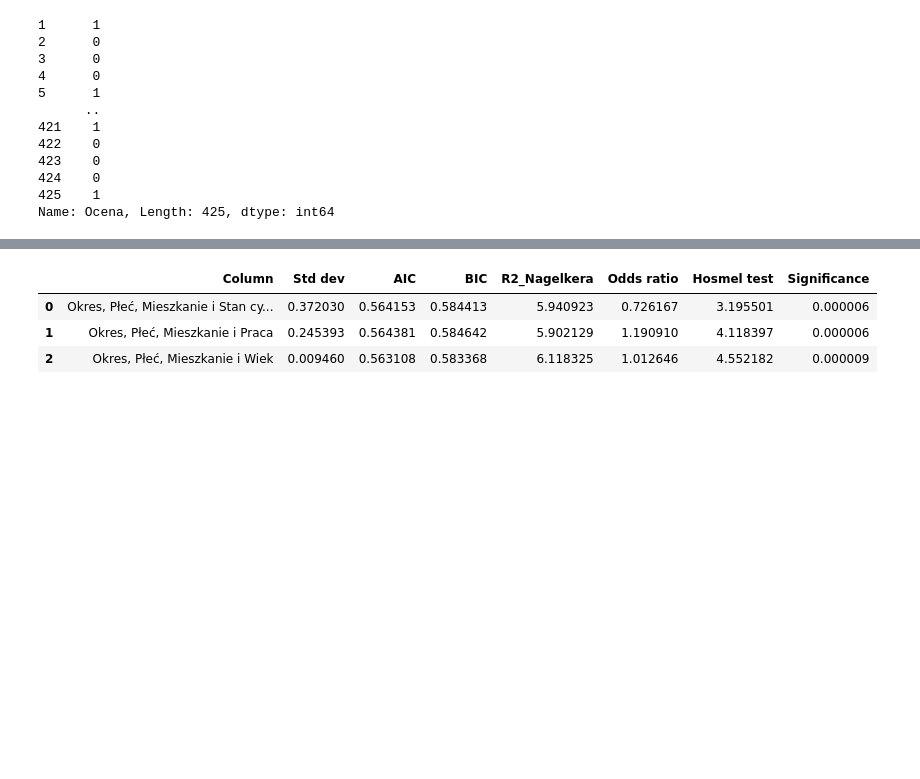
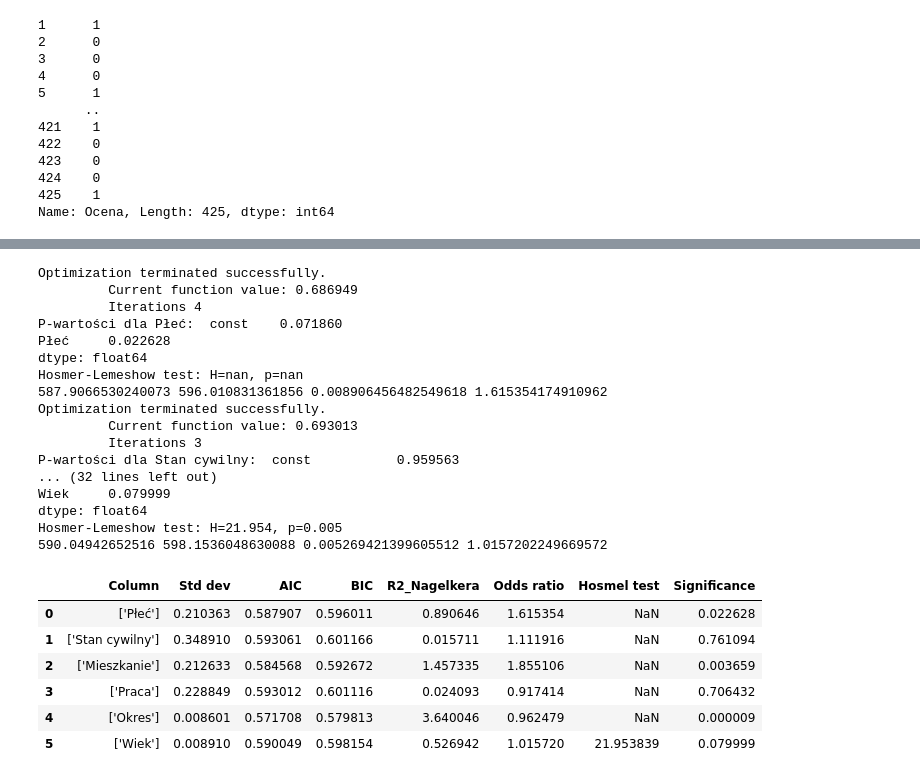
Before and after one commit to ad-po/ocena-kredytu, a Jupyter notebook: notebook.ipynb, the cells around one changed output, grey strips where cells are left out. Cells and saved outputs as stored; diff of their text form; code cells hidden in the pictures; blank space fills up the shorter version.

Commit message:
calc function created

```diff
--- a/notebook.ipynb
+++ b/notebook.ipynb
@@ -404,7 +163,28 @@ Hosmer-Lemeshow test: H=4.552, p=0.804
-# %%
-evaluation
-# %% [output]
-|  | Column | Std dev | AIC | BIC | R2_Nagelkera | Odds ratio | Hosmel test | Significance |
-| 0 | Okres, Płeć, Mieszkanie i Stan cy... | 0.372030 | 0.564153 | 0.584413 | 5.940923 | 0.726167 | 3.195501 | 0.000006 |
-| 1 | Okres, Płeć, Mieszkanie i Praca | 0.245393 | 0.564381 | 0.584642 | 5.902129 | 1.190910 | 4.118397 | 0.000006 |
-| 2 | Okres, Płeć, Mieszkanie i Wiek | 0.009460 | 0.563108 | 0.583368 | 6.118325 | 1.012646 | 4.552182 | 0.000009 |
+# %%
+res = evaluate()
+res
+# %% [output]
+Optimization terminated successfully.
+         Current function value: 0.686949
+         Iterations 4
+P-wartości dla Płeć:  const    0.071860
+Płeć     0.022628
+dtype: float64
+Hosmer-Lemeshow test: H=nan, p=nan
+587.9066530240073 596.010831361856 0.008906456482549618 1.615354174910962
+Optimization terminated successfully.
+         Current function value: 0.693013
+         Iterations 3
+P-wartości dla Stan cywilny:  const           0.959563
+... (32 lines left out)
+Wiek     0.079999
+dtype: float64
+Hosmer-Lemeshow test: H=21.954, p=0.005
+590.04942652516 598.1536048630088 0.005269421399605512 1.0157202249669572
+|  | Column | Std dev | AIC | BIC | R2_Nagelkera | Odds ratio | Hosmel test | Significance |
+| 0 | ['Płeć'] | 0.210363 | 0.587907 | 0.596011 | 0.890646 | 1.615354 | NaN | 0.022628 |
+| 1 | ['Stan cywilny'] | 0.348910 | 0.593061 | 0.601166 | 0.015711 | 1.111916 | NaN | 0.761094 |
+| 2 | ['Mieszkanie'] | 0.212633 | 0.584568 | 0.592672 | 1.457335 | 1.855106 | NaN | 0.003659 |
+| 3 | ['Praca'] | 0.228849 | 0.593012 | 0.601116 | 0.024093 | 0.917414 | NaN | 0.706432 |
+| 4 | ['Okres'] | 0.008601 | 0.571708 | 0.579813 | 3.640046 | 0.962479 | NaN | 0.000009 |
+| 5 | ['Wiek'] | 0.008910 | 0.590049 | 0.598154 | 0.526942 | 1.015720 | 21.953839 | 0.079999 |
```
Also changed, not shown: parts of 11 cells of this notebook.
